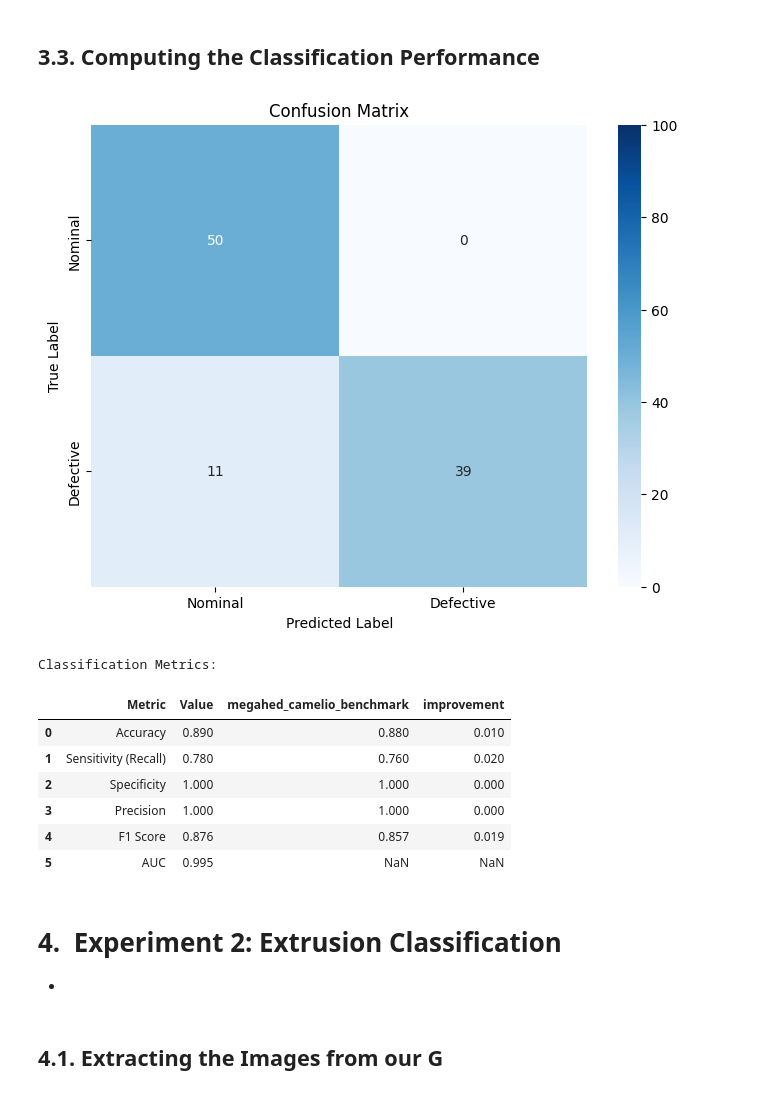
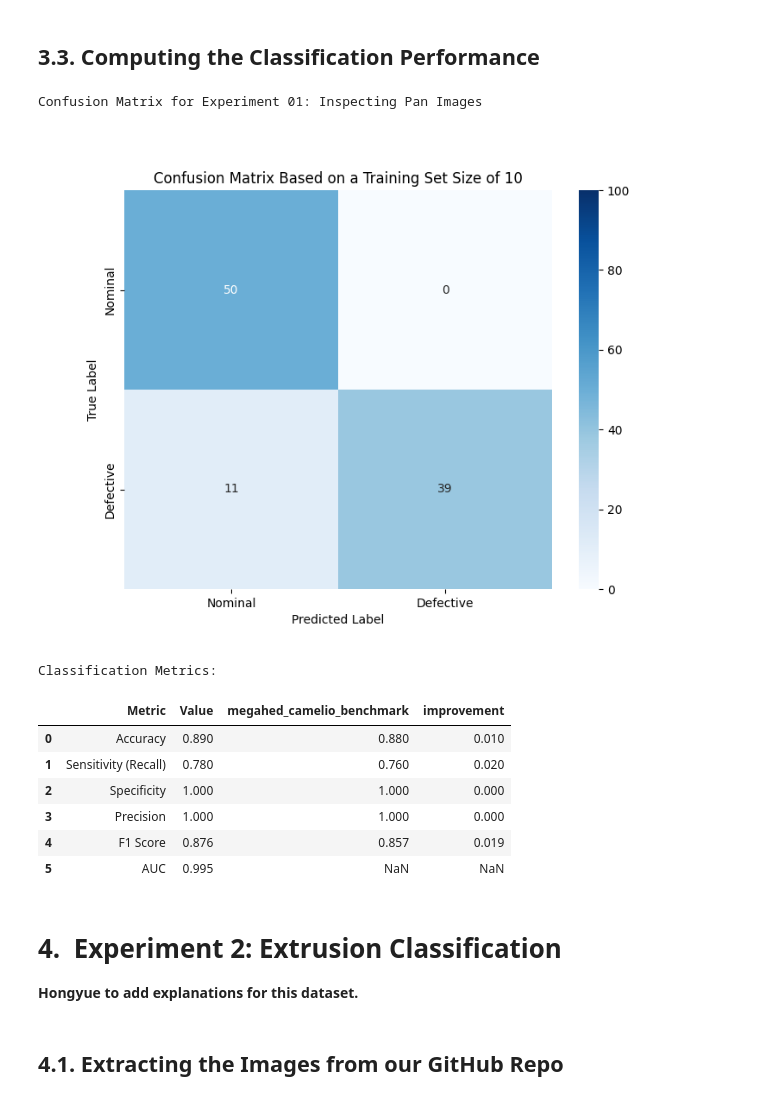
Before and after one commit to fmegahed/qe_genai, a Jupyter notebook: notebook/image_inspection_with_clip.ipynb, the cells around one changed output. Cells and saved outputs as stored; diff of their text form; code cells hidden in the pictures.

Commit message:
experiments 01-02 done - documentation

```diff
--- a/notebook/image_inspection_with_clip.ipynb
+++ b/notebook/image_inspection_with_clip.ipynb
@@ -545,7 +546,8 @@ def compute_classification_metrics(
     total_cases = sum(label_counts)
     plt.figure(figsize=(8, 6))
     sns.heatmap(cm, annot=True, fmt='d', cmap='Blues', xticklabels=labels, yticklabels=labels, vmin=0, vmax=total_cases)
-    plt.title("Confusion Matrix")
+    plt.title(f"Confusion Matrix Based on a Training Set Size of {nominal_train_size}")
+    plt.xlabel("Predicted Label")
     plt.ylabel("True Label")
     plt.xlabel("Predicted Label")
 
@@ -557,8 +559,9 @@ def compute_classification_metrics(
         else:
             cm_save_path = cm_file_name
         plt.savefig(cm_save_path)
-
-    plt.show()
+        plt.close()
+    else:
+        plt.show()
 
     return metrics
 # %% [markdown]
@@ -724,33 +854,38 @@ classification_results = few_shot_fault_classification(
 # %%
 # Computing the classification metrics
 classification_metrics = compute_classification_metrics(
     csv_file = f'{save_folder}/exp01_results.csv',
     labels = ["Nominal", "Defective"],
     label_counts = [len(test_nominal_image_urls), len(test_defective_image_urls)],
     nominal_train_size = len(nominal_images),
     save_confusion_matrix = True,
     cm_file_path = save_folder,
     cm_file_name = "exp01_confusion_matrix.png"
     )
 
 # Rounding for display
 classification_metrics.Value = classification_metrics.Value.round(3)
 
 # Comparing with Megahed and Camelio benchmark
 classification_metrics = classification_metrics.assign(
     megahed_camelio_benchmark = [10, 0.880, 0.760, 1.000, 1.000, 0.857, np.nan],
     improvement = lambda x: x.Value - x.megahed_camelio_benchmark
 )
 
 # Drop the row corresponding to nominal_train_size since it is not a classification metric
 classification_metrics = classification_metrics.drop(index=0).reset_index(drop=True)
 
+# Display the created confusion metrics figure
+print("\n\033[1mConfusion Matrix for Experiment 01: Inspecting Pan Images\033[1m")
+display(IPyImage(filename=f"{save_folder}/exp01_confusion_matrix.png"))
+
 # Display the metrics as a table with three digit precision
 print("\n\033[1mClassification Metrics:\033[1m")
 display(classification_metrics)
 # %% [output]
+Confusion Matrix for Experiment 01: Inspecting Pan Images
-[figure, old version]
+[figure, new version]
-Classification Metrics:
+Classification Metrics:
 |  | Metric | Value | megahed_camelio_benchmark | improvement |
 | 0 | Accuracy | 0.890 | 0.880 | 0.010 |
 | 1 | Sensitivity (Recall) | 0.780 | 0.760 | 0.020 |
@@ -761,6 +896,6 @@ Classification Metrics:
 # %% [markdown]
 # 4.&nbsp; Experiment 2: Extrusion Classification
 
--
+**Hongyue to add explanations for this dataset.**
 # %% [markdown]
-## 4.1. Extracting the Images from our G
+## 4.1. Extracting the Images from our GitHub Repo
```
Also changed, not shown: parts of 16 cells of this notebook, 38 other files.
